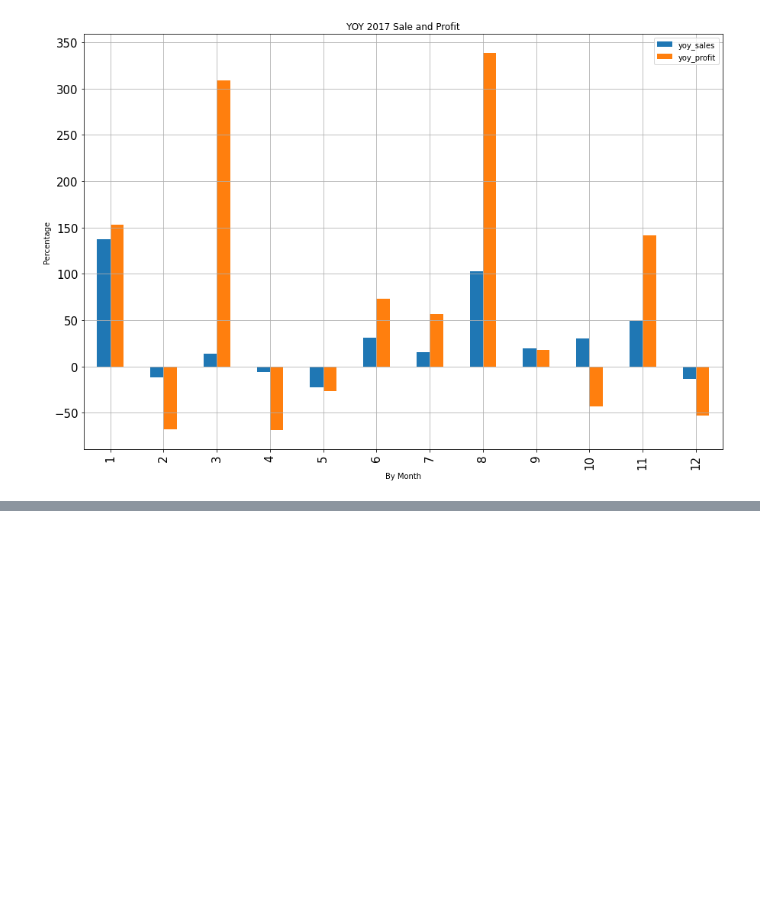
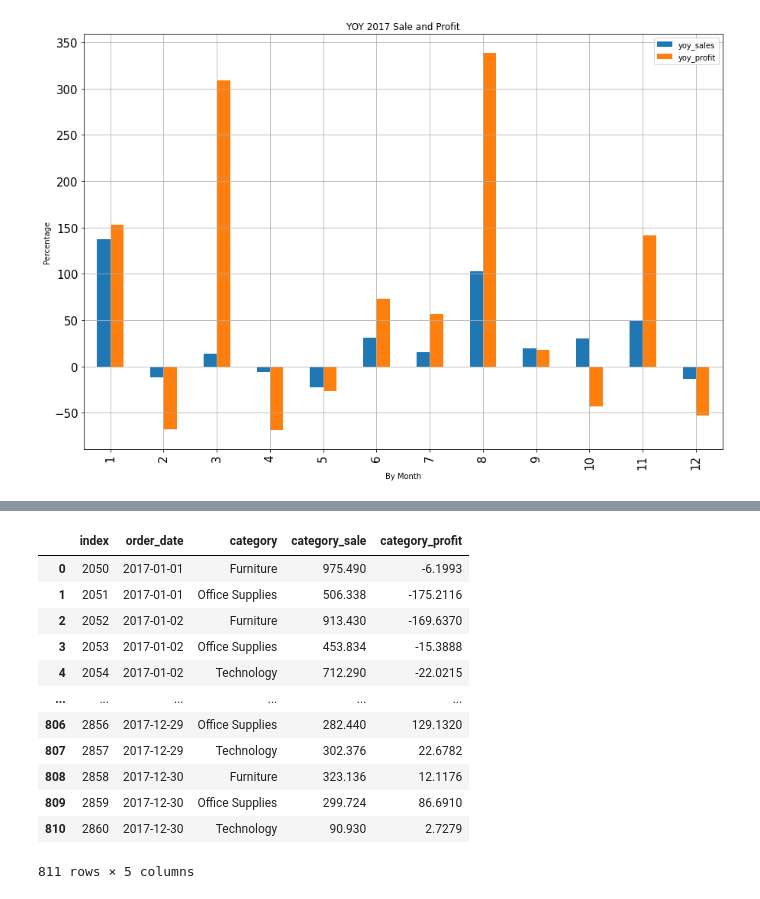
Before and after one commit to haodong191/superstore-project, a Jupyter notebook: superstore analysis with Postgres SQL connection.ipynb, the cells around one changed output, grey strips where cells are left out. Drawn from its saved outputs; the diff is of its cells as text; code cells hidden in the pictures; blank space fills up the shorter version.

```diff
--- a/superstore analysis with Postgres SQL connection.ipynb
+++ b/superstore analysis with Postgres SQL connection.ipynb
@@ -12,7 +12,7 @@ host = "localhost"
 port = "5432"
 database = "superstore"
 user = "postgres"
-password = "Titbon1!"
+password = "*****"
 # %%
 engine = create_engine('postgresql://'+user+':'+password+'@'+host+':'+port+'/'+database+'')
 print(engine)
@@ -317,0 +350,17 @@ yoy2017_sales_df[['yoy_sales','yoy_profit']].plot(kind='bar', title='YOY 2017 Sa
+# %%
+category_yoy2017_df = category_yoy2017_df.reset_index()
+category_yoy2017_df
+# %% [output]
+|  | index | order_date | category | category_sale | category_profit |
+| 0 | 2050 | 2017-01-01 | Furniture | 975.490 | -6.1993 |
+| 1 | 2051 | 2017-01-01 | Office Supplies | 506.338 | -175.2116 |
+| 2 | 2052 | 2017-01-02 | Furniture | 913.430 | -169.6370 |
+| 3 | 2053 | 2017-01-02 | Office Supplies | 453.834 | -15.3888 |
+| 4 | 2054 | 2017-01-02 | Technology | 712.290 | -22.0215 |
+| ... | ... | ... | ... | ... | ... |
+| 806 | 2856 | 2017-12-29 | Office Supplies | 282.440 | 129.1320 |
+| 807 | 2857 | 2017-12-29 | Technology | 302.376 | 22.6782 |
+| 808 | 2858 | 2017-12-30 | Furniture | 323.136 | 12.1176 |
+| 809 | 2859 | 2017-12-30 | Office Supplies | 299.724 | 86.6910 |
+| 810 | 2860 | 2017-12-30 | Technology | 90.930 | 2.7279 |
+811 rows × 5 columns
```
Also changed, not shown: parts of 8 cells of this notebook.
